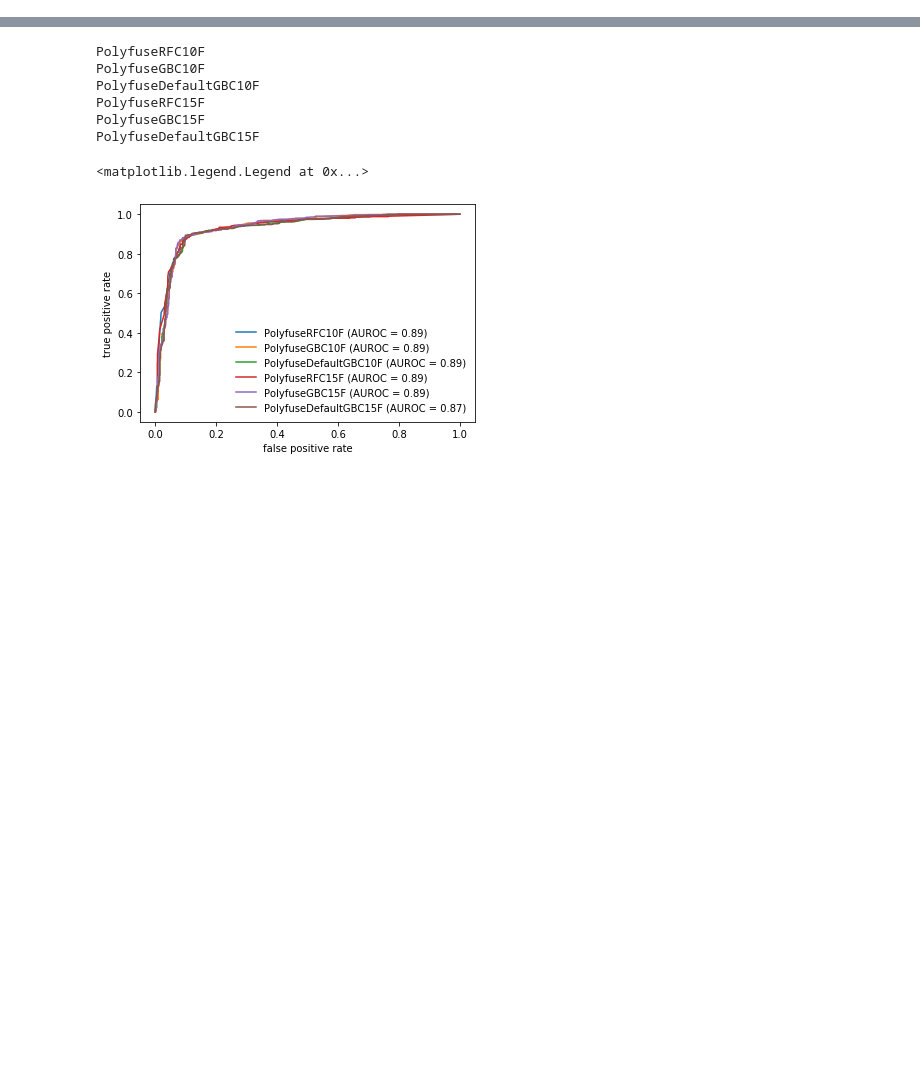
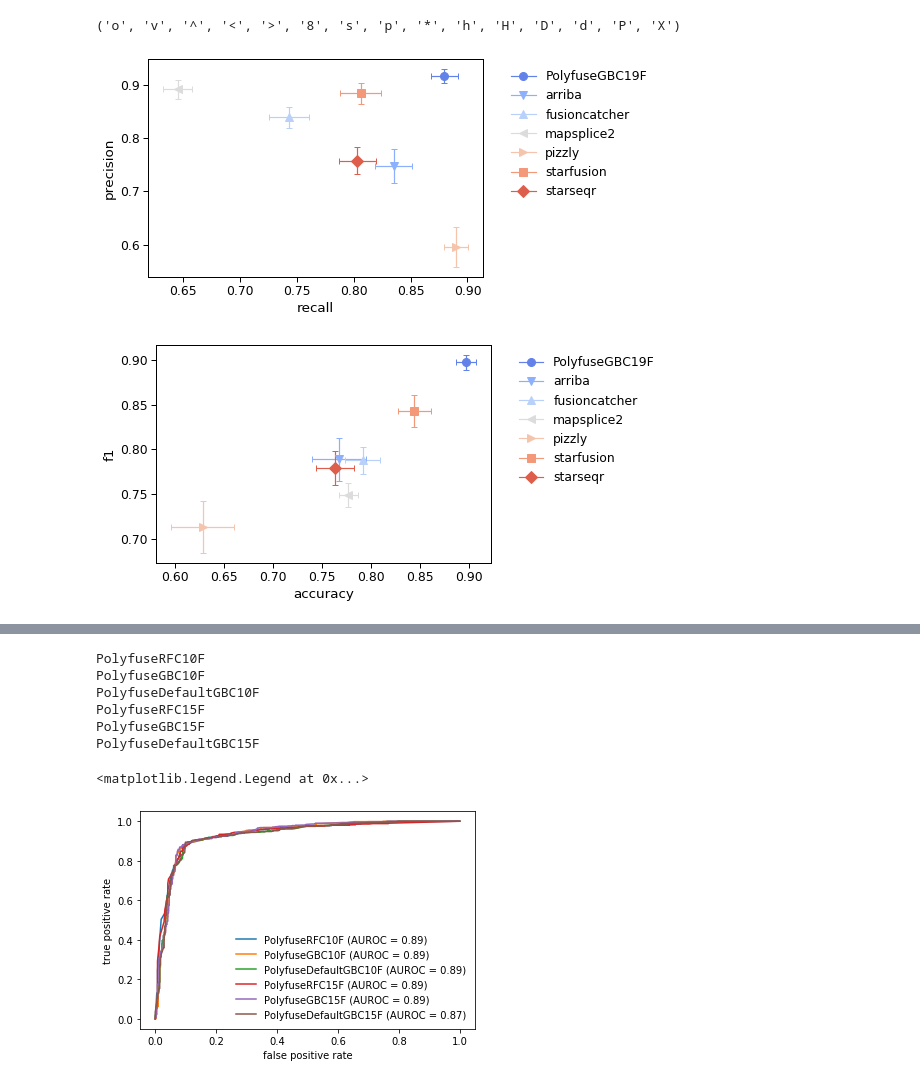
Before and after one commit to olopade-lab/fusion-ensembler, a Jupyter notebook: notebooks/polyfuse-50.ipynb, the cells around one changed output, grey strips where cells are left out. Saved outputs shown, nothing was run; the diff lists cells and outputs as text; code cells hidden in the pictures; blank space fills up the shorter version.

```diff
--- a/notebooks/polyfuse-50.ipynb
+++ b/notebooks/polyfuse-50.ipynb
@@ -162,3 +171,45 @@ for metric in ['accuracy', 'precision', 'recall', 'f1']:
+# %%
+from matplotlib.lines import Line2D
+Line2D.filled_markers
+# %% [output]
+('o', 'v', '^', '<', '>', '8', 's', 'p', '*', 'h', 'H', 'D', 'd', 'P', 'X')
+# %%
+sns.set_palette(sns.color_palette("coolwarm", 7))
+sns.diverging_palette(220, 20, n=7)
+sns.diverging_palette(145, 280, s=85, l=25, n=7)
+sns.set_context('paper', font_scale=1.4)
+#markers = itertools.cycle(Line2D.filled_markers)
+markers = itertools.cycle(('o', 'v', '^', '<', '>', 's', 'D'))
+
+top_model_summary = summary[~summary.caller.str.contains('PolyfuseDefaultGBC17F|PolyfuseDefaultGBC19F|PolyfuseGBC17F')]
+means = top_model_summary.groupby('caller').mean()
+stds = top_model_summary.groupby('caller').std()
+
+for x, y in [('recall', 'precision'), ('accuracy', 'f1')]:
+
+    fig, ax = plt.subplots()
+
+    for caller in means.index:
+        plt.errorbar(
+            [means.loc[caller][x]],
+            [means.loc[caller][y]],
+            xerr=stds.loc[caller][x],
+            yerr=stds.loc[caller][y],
+            label=caller,
+            marker=next(markers),
+            markersize=8,
+            capsize=3
+        )
+    plt.xlabel(x)
+    plt.ylabel(y)
+    handles, labels = ax.get_legend_handles_labels()
+    handles = [h[0] if isinstance(h, container.ErrorbarContainer) else h for h in handles]
+
+
+    plt.legend(handles, labels, bbox_to_anchor=(1.05, 1), frameon=False)
+# %% [output]
+[figure, added]
+[figure, added]
 # %%
 summary.groupby('caller').mean().sort_values(by='accuracy', ascending=False)
 # %% [output]
```
Also changed, not shown: parts of 26 cells of this notebook.
